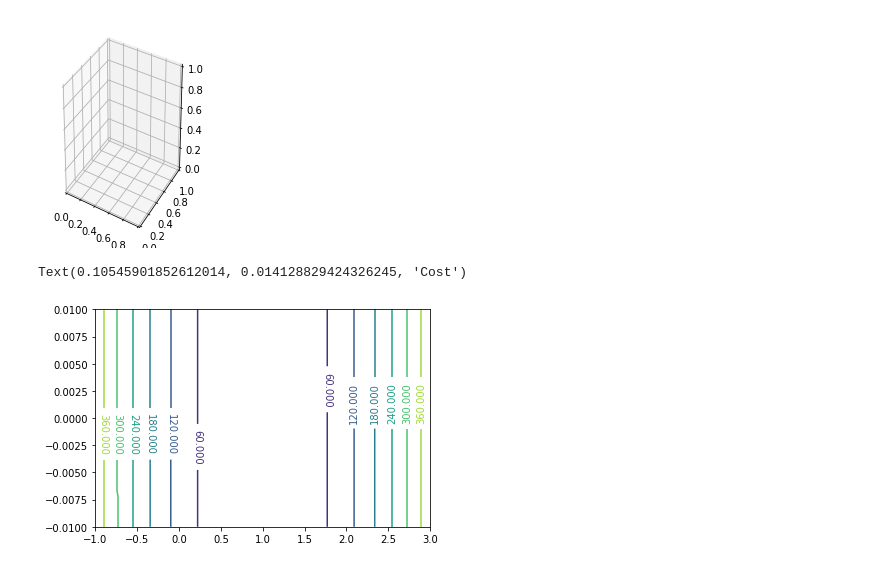
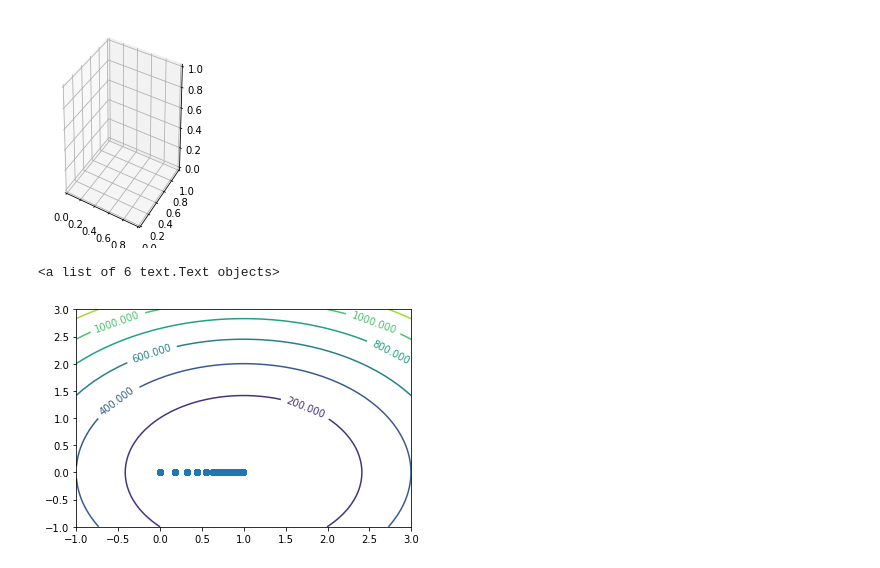
Before and after one commit to agarwal-ayushi/Machine-Learning-Assignments, a Jupyter notebook: Assignment1/ques1/question1.ipynb, the cells around one changed output. Cells and saved outputs as stored; diff of their text form; code cells hidden in the pictures.

```diff
--- a/Assignment1/ques1/question1.ipynb
+++ b/Assignment1/ques1/question1.ipynb
@@ -149,11 +164,18 @@ print(theta)
 #Normalization of the Input X
 
 mean = np.mean(X[0:101,1])
+var = np.std(X[0:101,1])
 print(mean)
 X[0:101,1] -= mean
-
-var = np.std(X[0:101,1])**2
 X[0:101,1] /= var
 #print(X)
+
+# meanY = np.mean(Y)
+# varY = np.std(Y)
+# print(varY)
+# print(meanY)
+# Y =Y- meanY
+# Y /= varY
+#print(Y)
 # %% [output]
 8.062
@@ -242,8 +289,8 @@ ax = fig.add_subplot(121, projection='3d')
 # bs = theta_all[1]
 # ms = ms[0::10]
 # bs = bs[0::10]
-theta0 = np.linspace(-1.0, 3.0, 50)
-theta1 = np.linspace(-0.01, 0.01 , 50)
+theta0 = np.linspace(-1.0,3.0, 50)
+theta1 = np.linspace(-1.0,3.0, 50)
 theta0, theta1 = np.meshgrid(theta0, theta1)
 cost_error = np.array([error(t0, t1, points)
                for t0, t1 in zip(np.ravel(theta0), np.ravel(theta1))])
@@ -251,8 +298,8 @@ cost_plot = cost_error.reshape(theta0.shape)
 
 
 #Plot scatter for actual theta's
-theta_all0 = theta_all[0][0::15]
-theta_all1 = theta_all[1][0::15]
+theta_all0 = theta_all[0][0::20]
+theta_all1 = theta_all[1][0::20]
 
 theta_all0, theta_all1 = np.meshgrid(theta_all0,theta_all1)
 cost_error = np.array([error(t0, t1, points)
@@ -266,16 +313,19 @@ ax.scatter(theta_all0, theta_all1, cost_actual, c='r', marker='^', depthshade=Tr
 ax.set_xlabel('theta0')
 ax.set_ylabel('theta1')
 ax.set_zlabel('Cost')
-#fig.savefig('plot_cost.png', dpi=1000, bbox_inches='tight')
+fig.savefig('plot_cost.png', dpi=1000, bbox_inches='tight')
-# %% [output]
-Text(0.10545901852612014, 0.014128829424326245, 'Cost')
 # %%
 #ax = fig.add_subplot(122)
 #plt.set_xlabel('t0')
 #plt.set_ylabel('t1')
 cp=plt.contour(theta0, theta1, cost_plot)
+plt.xlim(right=np.amax(theta0), left=np.amin(theta0))
+plt.ylim(top=np.amax(theta1), bottom=np.amin(theta1))
+plt.scatter(theta_all0, theta_all1)
 plt.clabel(cp, inline=1, fontsize=10)
+#plt.gca().set_aspect('equal')
 #fig.show()
-fig.savefig('plot_cost.png', dpi=1000)
+#fig.savefig('plot_cost.png', dpi=1000)
 # %% [output]
+<a list of 6 text.Text objects>
-[figure, old version]
+[figure, new version]
```
Also changed, not shown: parts of 6 cells of this notebook, 1 other file.
